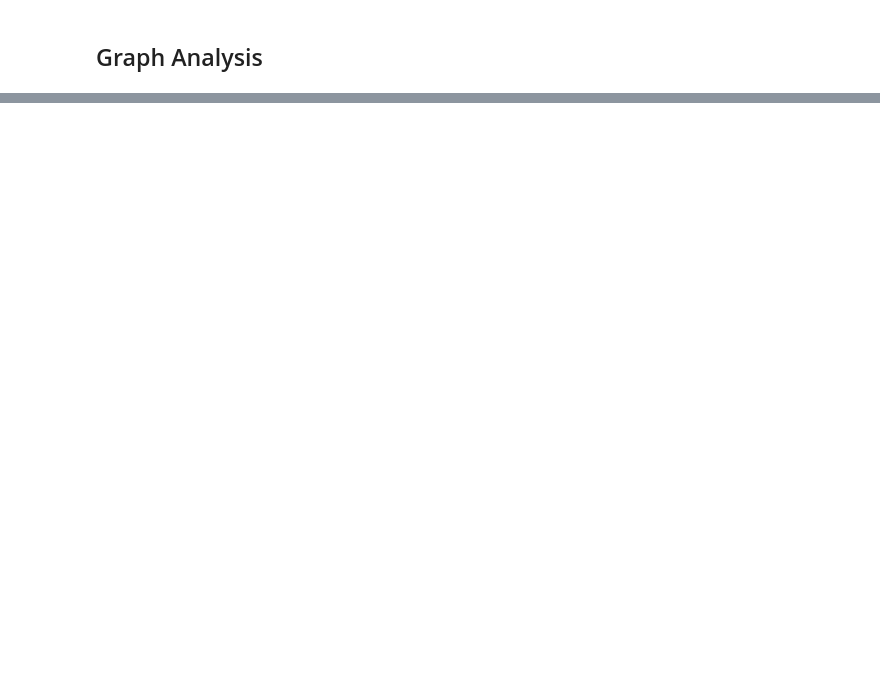
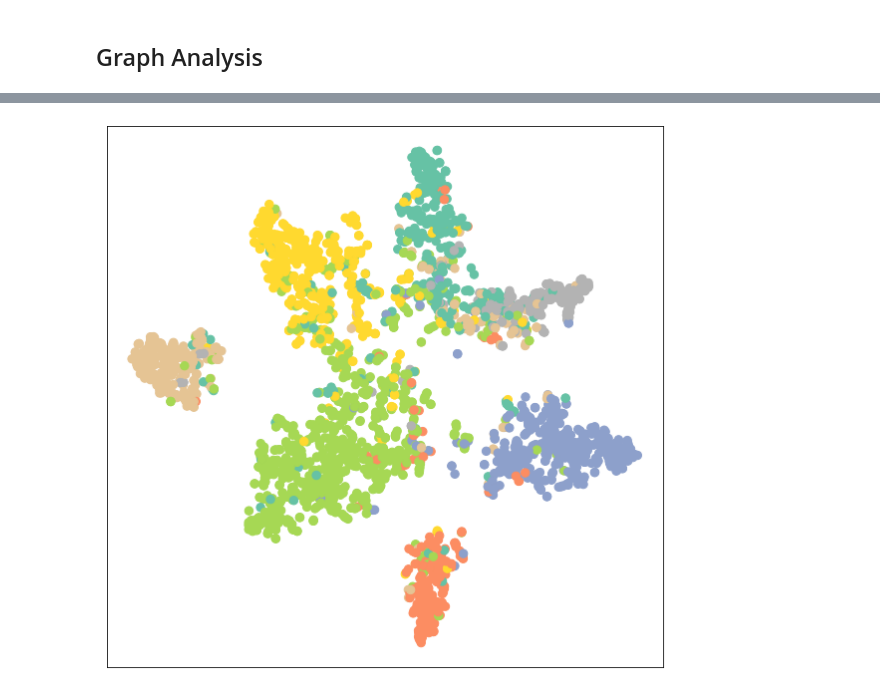
Before and after one commit to LakhderAmine99/Graph_Neural_Networks, a Jupyter notebook: cora_citation_node_classification.ipynb, the cells around one changed output, grey strips where cells are left out. Saved outputs shown, nothing was run; the diff lists cells and outputs as text; code cells hidden in the pictures; blank space fills up the shorter version.

```diff
--- a/cora_citation_node_classification.ipynb
+++ b/cora_citation_node_classification.ipynb
@@ -37,0 +113,7 @@ nx.draw(g, node_size=100, node_color=dataset[0].y.tolist(), cmap='jet')
+# %%
+model.eval()
+
+out = model(dataset.x, dataset.edge_index)
+visualizer.draw(out, color=dataset.y)
+# %% [output]
+[figure, added]
```
Also changed, not shown: parts of 17 cells of this notebook, 3 other files.
